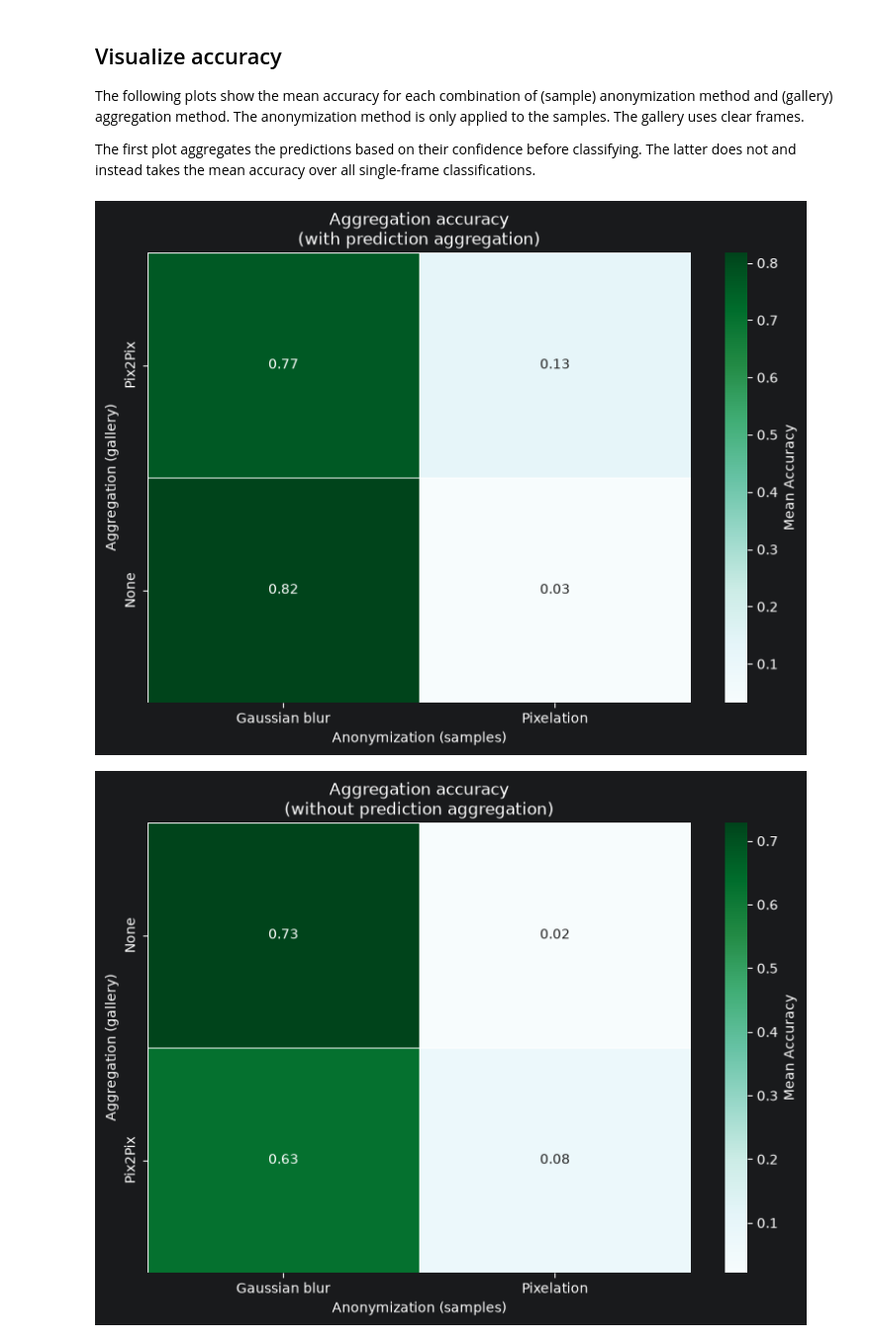
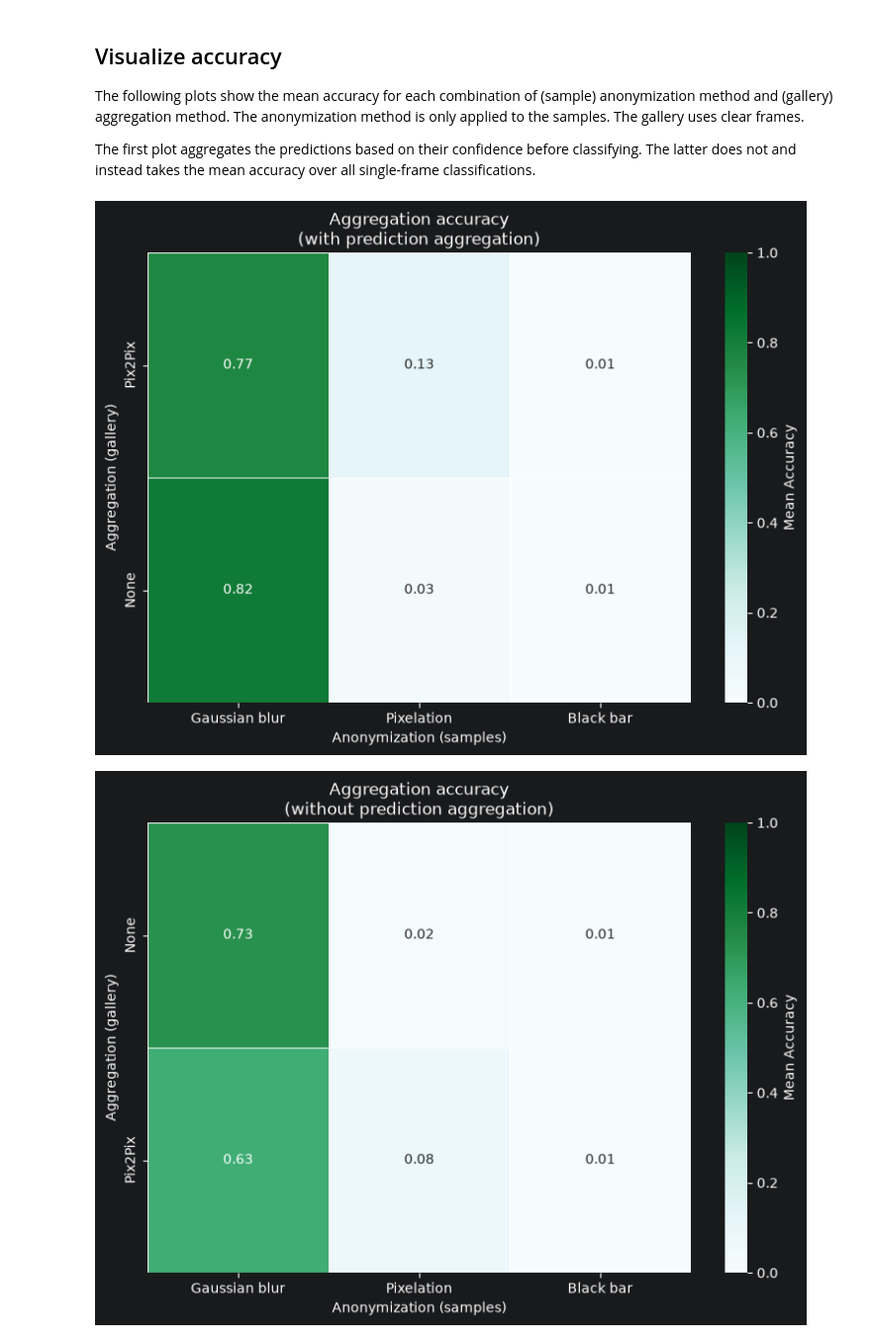
Before and after one commit to wagpa/meles, a Jupyter notebook: src/notebooks/09_experiment_arcface_pix2pix.ipynb, the cells around one changed output. Shown at 99% size. Saved outputs shown, nothing was run; the diff lists cells and outputs as text; code cells hidden in the pictures.

Commit message:
update pix2pix frame aggregator experiment

```diff
--- a/src/notebooks/09_experiment_arcface_pix2pix.ipynb
+++ b/src/notebooks/09_experiment_arcface_pix2pix.ipynb
@@ -19,7 +19,7 @@ RESULTS_PATH = Path("../../results")
 # Load the experiment dataset.
 EXPERIMENT_PIX2PIX_DATA = pd.read_parquet(RESULTS_PATH / f"{EXPERIMENT_PIX2PIX_NAME}.parquet")
 EXPERIMENT_NONE_DATA = pd.read_parquet(RESULTS_PATH / f"{EXPERIMENT_NONE_NAME}.parquet")
-EXPERIMENT_NONE_DATA = EXPERIMENT_NONE_DATA[(EXPERIMENT_NONE_DATA["samples_frame_aggregation"] == "video_none") & ((EXPERIMENT_NONE_DATA["samples_frame_anonymization"] == "pixelation") | (EXPERIMENT_NONE_DATA["samples_frame_anonymization"] == "gaussianblur"))]
+EXPERIMENT_NONE_DATA = EXPERIMENT_NONE_DATA[(EXPERIMENT_NONE_DATA["samples_frame_aggregation"] == "video_none") & EXPERIMENT_NONE_DATA["samples_frame_anonymization"].isin(["pixelation", "gaussianblur", "blackbar"])]
 EXPERIMENT_DATA = pd.concat(
     [EXPERIMENT_PIX2PIX_DATA, EXPERIMENT_NONE_DATA],
     ignore_index=True,
@@ -78,6 +82,8 @@ sns.heatmap(
     cbar_kws={"label": "Mean Accuracy"},
     linewidths=0.5,
     linecolor="w",
+    vmin=0,
+    vmax=1,
 )
 
 plt.title("Aggregation accuracy\n(with prediction aggregation)")
@@ -85,7 +91,7 @@ plt.xlabel("Anonymization (samples)")
 plt.ylabel("Aggregation (gallery)")
 plt.show()
 # %% [output]
-[figure, old version]
+[figure, new version]
 # %%
 results = EXPERIMENT_DATA.replace(
     {
@@ -100,31 +106,33 @@ results = EXPERIMENT_DATA.replace(
             "video_frame_pix2pix": "Pix2Pix",
         },
     }
 )
 
 agg_order = results.groupby("samples_frame_aggregation")["frame-top-1"].mean().sort_values(ascending=False).index
 embedding_order = (
     results.groupby("samples_frame_anonymization")["frame-top-1"].mean().sort_values(ascending=False).index
 )
 
 pivot_agg_embed = results.pivot_table(
     index="samples_frame_aggregation", columns="samples_frame_anonymization", values="frame-top-1", aggfunc="mean"
 ).loc[agg_order, embedding_order]
 
 plt.figure(figsize=(9, 6))
 sns.heatmap(
     pivot_agg_embed,
     annot=True,
     fmt=".2f",
     cmap="BuGn",
     cbar_kws={"label": "Mean Accuracy"},
     linewidths=0.5,
     linecolor="w",
+    vmin=0,
+    vmax=1,
 )
 
 plt.title("Aggregation accuracy\n(without prediction aggregation)")
 plt.xlabel("Anonymization (samples)")
 plt.ylabel("Aggregation (gallery)")
 plt.show()
 # %% [output]
-[figure, old version]
+[figure, new version]
```
Also changed, not shown: parts of 1 cell of this notebook, 1 other file.
